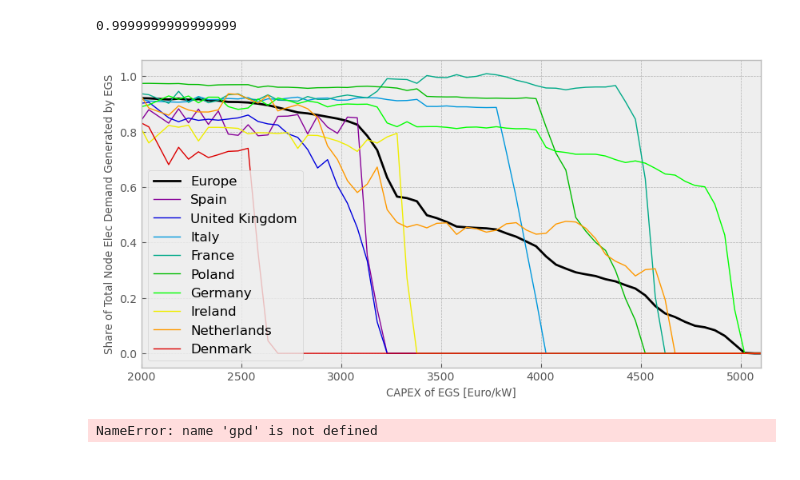
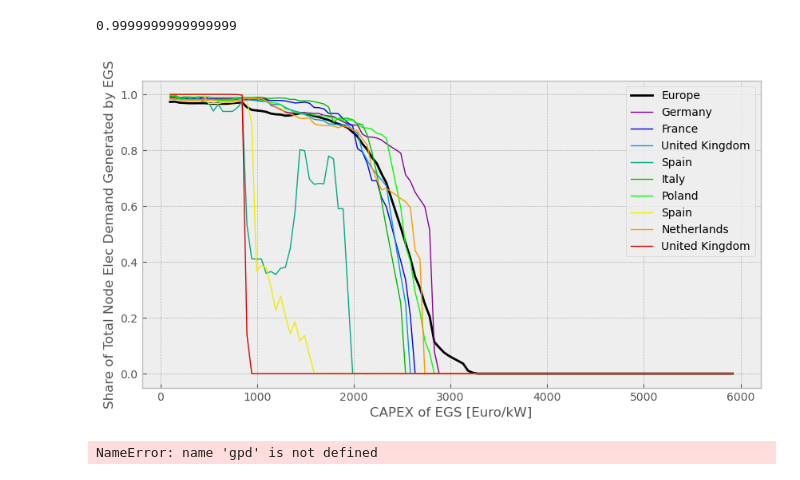
Before and after one commit to PyPSA/pypsa-eur-sec, a Jupyter notebook: results/plot_battery.ipynb, the cells around one changed output. Drawn from its saved outputs; the diff is of its cells as text; code cells hidden in the pictures.

```diff
--- a/results/plot_battery.ipynb
+++ b/results/plot_battery.ipynb
@@ -127,3 +160,11 @@ capex.to_csv("capex.csv")
+# %%
+energies = pd.read_csv(f"energy_vector_{demand_vector}_with_EU.csv", index_col=[0,1])
+capacities = pd.read_csv(f"capacities_vector_{demand_vector}_with_EU.csv", index_col=[0,1])
+costs = pd.read_csv(f"costs_vector_{demand_vector}_with_EU.csv", index_col=[0,1])
+
+perc_energies = energies.xs("geothermal heat", level=1, drop_level=True).divide(energies.groupby(level=0).sum())
+perc_capacities = capacities.xs("geothermal heat", level=1, drop_level=True).divide(capacities.groupby(level=0).sum())
+perc_costs = costs.xs("geothermal heat", level=1, drop_level=True).divide(costs.groupby(level=0).sum())
 # %%
 import pycountry
 import matplotlib.pyplot as plt
@@ -134,43 +175,46 @@ country_mapper["EU"] = "Europe"
 
 n_show = 10
 
-show_countries = totals.sort_values(ascending=False).iloc[:n_show].index
+sort_col = energies.columns[0]
+show_countries = energies.groupby(level=0).sum().sort_values(by=sort_col, ascending=False).iloc[:n_show].index
 
 fig, ax = plt.subplots(1, 1, figsize=(10, 5))
 
 # viridis, plasma, inferno, magma, cividis, cool, winter, copper, gist_earth, turbo
 
 colormap = plt.cm.nipy_spectral #I suggest to use nipy_spectral, Set1,Paired
 ax.set_prop_cycle("color", [colormap(i) for i in np.linspace(0, 1, n_show+1)])
 
+# x = country_shares.columns.values.astype(float)
+cc = pd.Series(np.array(perc_energies.columns).astype(float))
+capex = cc_to_capex(cc, 30, 0.07)
 
-# x = country_shares.columns.values.astype(float)
 x = capex.values * 1e-3
 
-for country in country_shares.loc[show_countries].index:
+for country in perc_energies.loc[show_countries].index:
 
     if country == "EU":
         linewidth = 2.
     else:
         linewidth = 1.
 
     ax.plot(x,
-            country_shares.loc[country].values,
+            perc_energies.loc[country].values,
             label=country_mapper[country[:2]],
             linewidth=linewidth,
             )
 
 ax.set_xlabel("CAPEX of EGS [Euro/kW]")
 ax.set_ylabel("Share of Total Node Elec Demand Generated by EGS")
 ax.legend()
 
-ax.set_xlim(2e3, 5.1e3)
+# ax.set_xlim(2e3, 5.1e3)
 
 ax.set_title("")
 
 plt.show()
 # %% [output]
-[figure, old version]
+[figure, new version]
 # %%
 ov = pd.read_csv(Path.cwd() / ".." / "resources" / "egs_test" / "egs_overlap_matrix_s_37.csv", index_col=0)
 pot_2015 = pd.read_csv(Path.cwd() / ".." / "resources" / "egs_potentials_by_year" / "egs_potentials_s_37_2015.csv")
```
Also changed, not shown: parts of 11 cells of this notebook, 2 other files.
